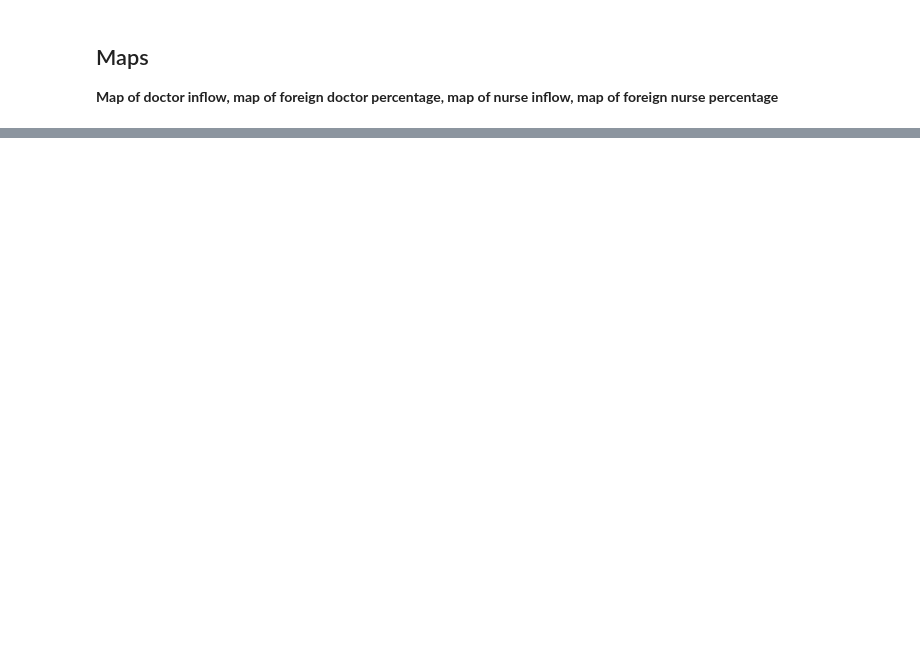
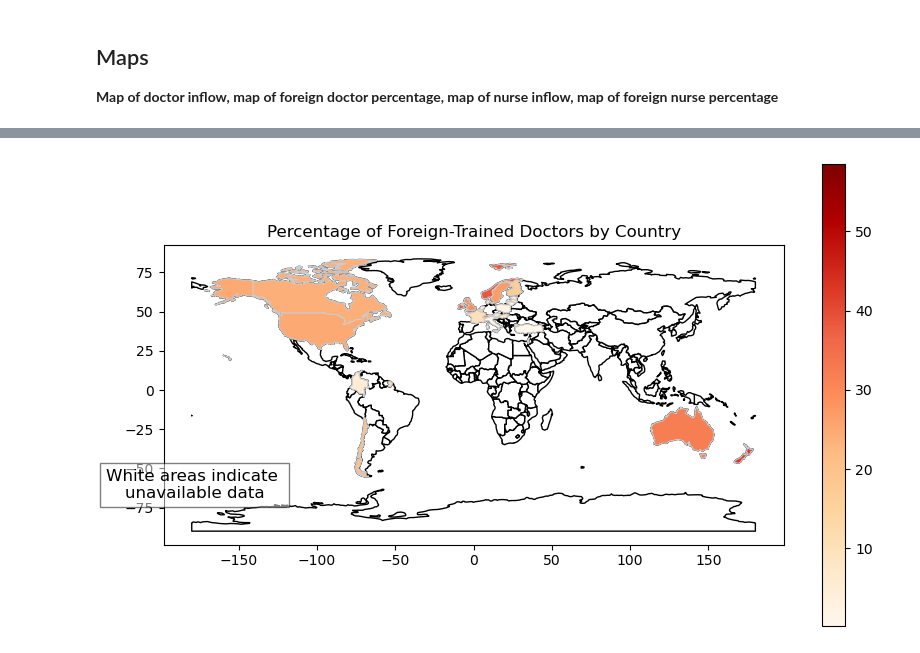
Before and after one commit to wren17/ECON323-Project, a Jupyter notebook: ECON323-FinalProject.ipynb, the cells around one changed output, grey strips where cells are left out. Drawn from its saved outputs; the diff is of its cells as text; code cells hidden in the pictures; blank space fills up the shorter version.

```diff
--- a/ECON323-FinalProject.ipynb
+++ b/ECON323-FinalProject.ipynb
@@ -456,0 +504,15 @@ plt.show()
+# %%
+# Plot the world map
+fig, ax = plt.subplots(1, 1, figsize=(10, 6))
+world.plot(ax=ax, color='white', edgecolor='black')
+
+# Plot the data from merged_data
+merged_data.plot(column='% of foreign-trained doctors', cmap='OrRd', linewidth=0.8, ax=ax, edgecolor='0.8', legend=True)
+
+# Add a note indicating that white areas represent unavailable data
+ax.text(0.05, 0.2, 'White areas indicate \nunavailable data', horizontalalignment='center', verticalalignment='center', transform=ax.transAxes, fontsize=12, bbox=dict(facecolor='white', alpha=0.5))
+
+ax.set_title('Percentage of Foreign-Trained Doctors by Country')
+plt.show()
+# %% [output]
+[figure, added]
```
Also changed, not shown: parts of 7 cells of this notebook.
